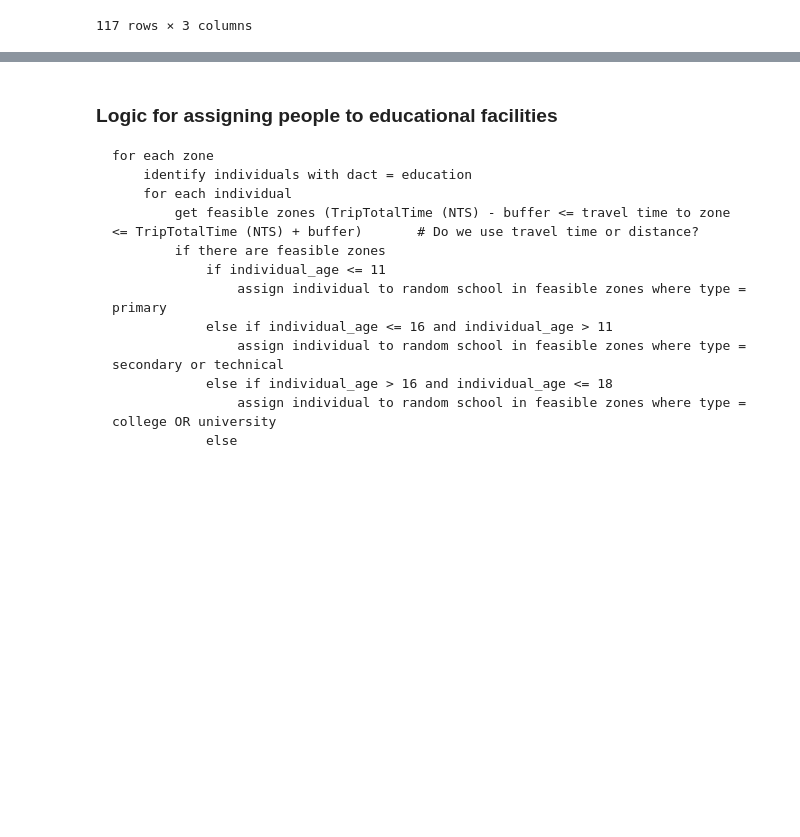
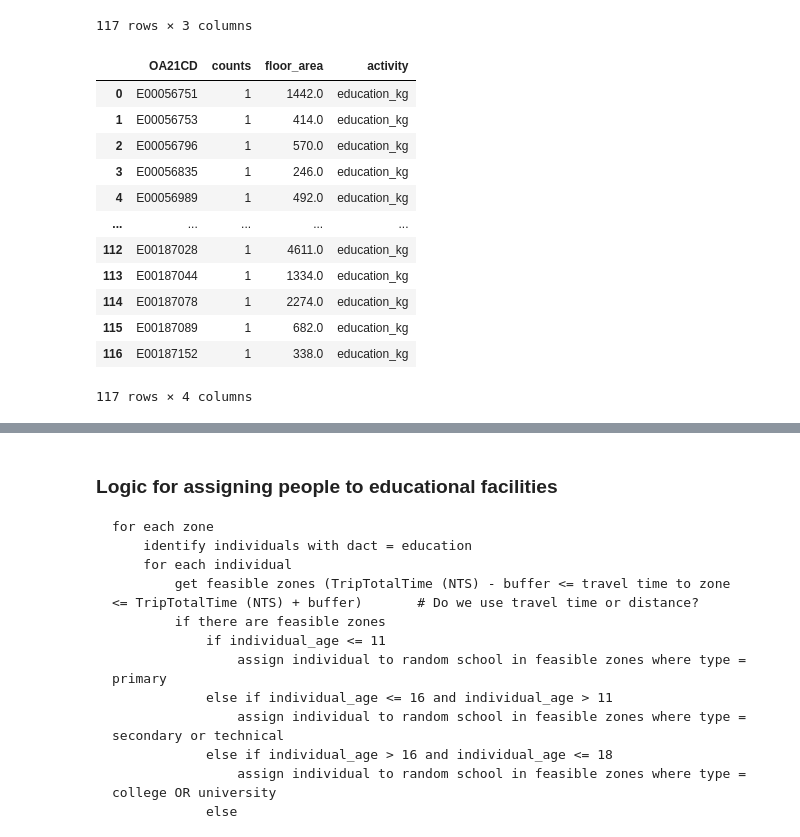
Before and after one commit to Urban-Analytics-Technology-Platform/acbm, a Jupyter notebook: notebooks/3_locations_primary.ipynb, the cells around one changed output, grey strips where cells are left out. Saved outputs shown, nothing was run; the diff lists cells and outputs as text; code cells hidden in the pictures; blank space fills up the shorter version.

Commit message:
initial logic for zone sampling

```diff
--- a/notebooks/3_locations_primary.ipynb
+++ b/notebooks/3_locations_primary.ipynb
@@ -501,6 +441,45 @@ activities_per_zone["education_kg"]
 | 115 | E00187089 | 1 | 682.0 |
 | 116 | E00187152 | 1 | 338.0 |
 117 rows × 3 columns
+# %%
+# Create a long df with all the data (for filtering
+
+# For each df in activities per zone, rename the columns ending with "_counts" to counts
+# and the columns ending with "_floor_area" to floor_area
+for activity, df in activities_per_zone.items():
+    new_columns = []
+    for col in df.columns:
+        if "_counts" in col:
+            new_columns.append('counts')
+        elif "_floor_area" in col:
+            new_columns.append('floor_area')
+        else:
+            new_columns.append(col)
+    df.columns = new_columns
+    # add a column for the activity type
+    df['activity'] = activity
+
+activities_per_zone
+
+# concatenate all the dataframes in activities_per_zone
+activities_per_zone_df = pd.concat(activities_per_zone.values())
+
+# test
+activities_per_zone_df[activities_per_zone_df["activity"] == "education_kg"]
+# %% [output]
+|  | OA21CD | counts | floor_area | activity |
+| 0 | E00056751 | 1 | 1442.0 | education_kg |
+| 1 | E00056753 | 1 | 414.0 | education_kg |
+| 2 | E00056796 | 1 | 570.0 | education_kg |
+| 3 | E00056835 | 1 | 246.0 | education_kg |
+| 4 | E00056989 | 1 | 492.0 | education_kg |
+| ... | ... | ... | ... | ... |
+| 112 | E00187028 | 1 | 4611.0 | education_kg |
+| 113 | E00187044 | 1 | 1334.0 | education_kg |
+| 114 | E00187078 | 1 | 2274.0 | education_kg |
+| 115 | E00187089 | 1 | 682.0 | education_kg |
+| 116 | E00187152 | 1 | 338.0 | education_kg |
+117 rows × 4 columns
 # %%
 with open('../data/interim/assigning/activities_per_zone.pkl', 'wb') as f:
     pkl.dump(activities_per_zone, f)
```
Also changed, not shown: parts of 16 cells of this notebook.
